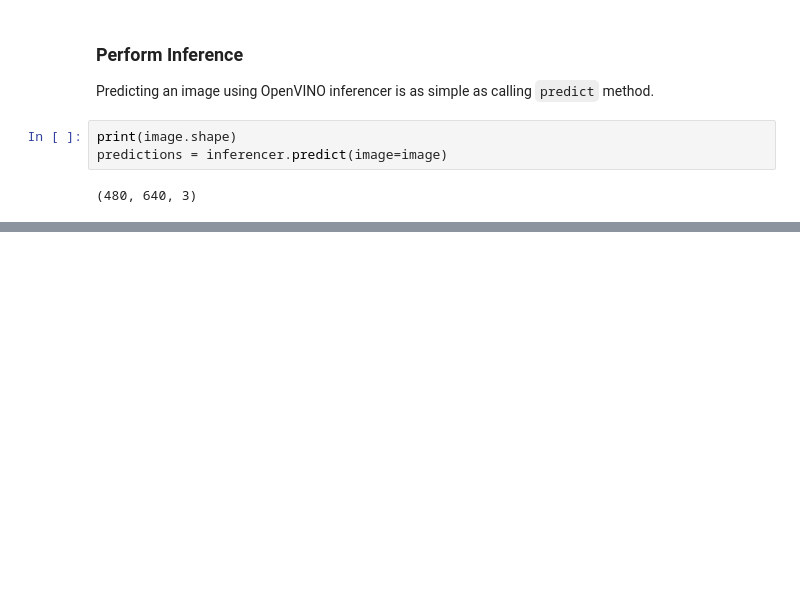
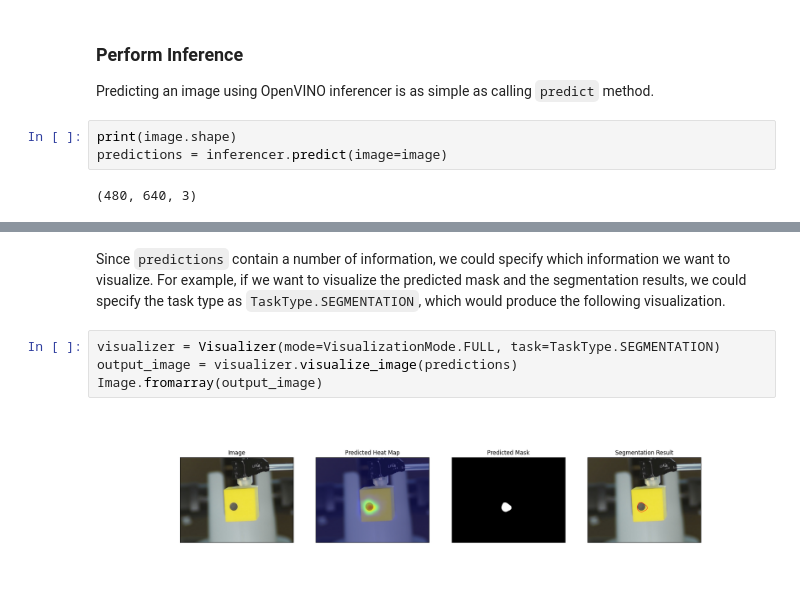
Before and after one commit to openvinotoolkit/anomalib, a Jupyter notebook: notebooks/500_use_cases/501_dobot/501a_training_a_model_with_cubes_from_a_robotic_arm.ipynb, the cells around one changed output, grey strips where cells are left out. Saved outputs shown, nothing was run; the diff lists cells and outputs as text; blank space fills up the shorter version.

```diff
--- a/notebooks/500_use_cases/501_dobot/501a_training_a_model_with_cubes_from_a_robotic_arm.ipynb
+++ b/notebooks/500_use_cases/501_dobot/501a_training_a_model_with_cubes_from_a_robotic_arm.ipynb
@@ -319,0 +260,8 @@ print(predictions.pred_score, predictions.pred_label)
+# %% [markdown]
+Since `predictions` contain a number of information, we could specify which information we want to visualize. For example, if we want to visualize the predicted mask and the segmentation results, we could specify the task type as `TaskType.SEGMENTATION`, which would produce the following visualization.
+# %%
+visualizer = Visualizer(mode=VisualizationMode.FULL, task=TaskType.SEGMENTATION)
+output_image = visualizer.visualize_image(predictions)
+Image.fromarray(output_image)
+# %% [output]
+[figure, added]
```
Also changed, not shown: parts of 6 cells of this notebook.
